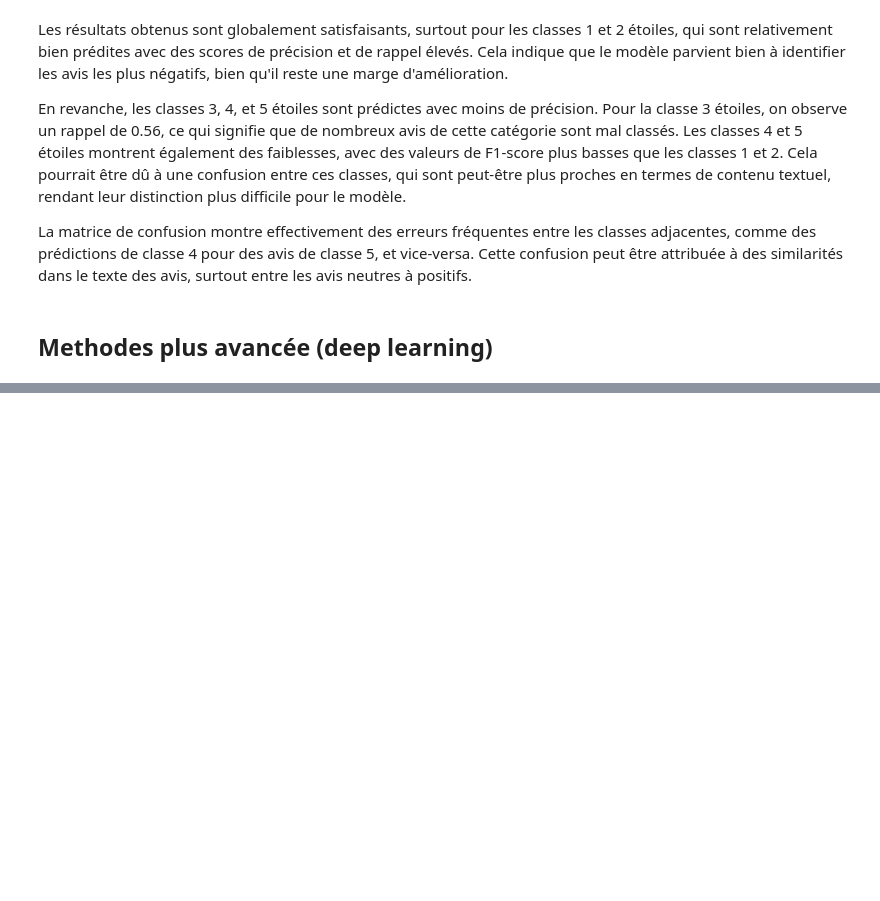
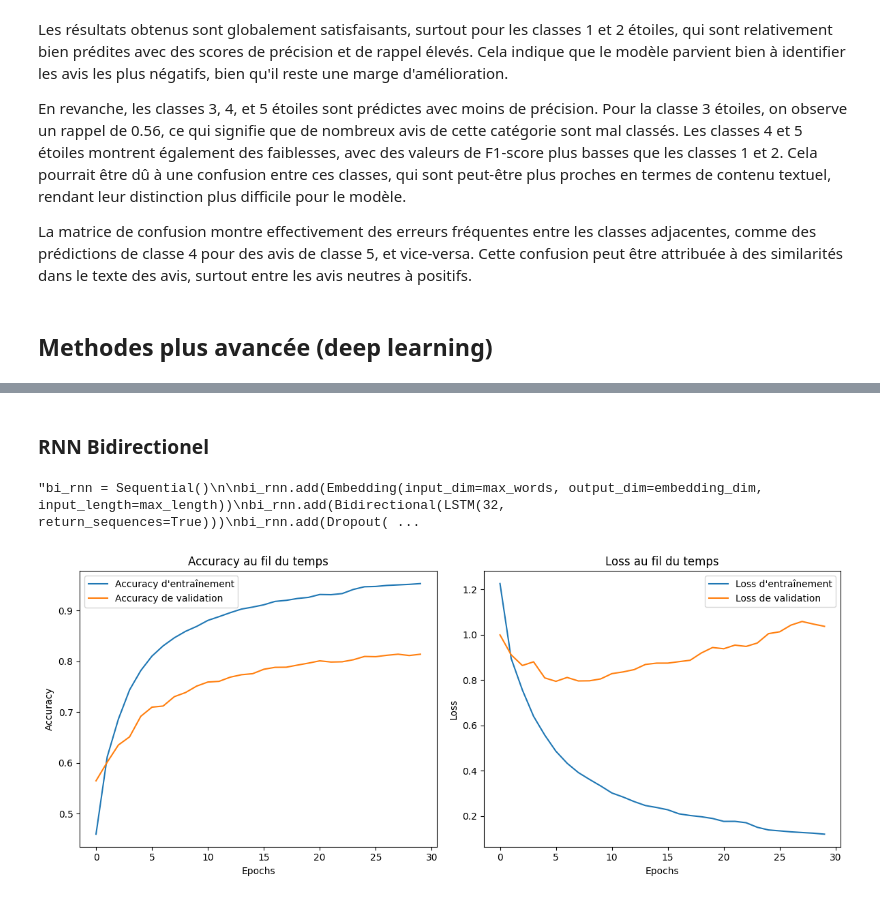
Before and after one commit to KylianSts/UGC_project, a Jupyter notebook: Prediction_satisfaction_avis.ipynb, the cells around one changed output, grey strips where cells are left out. Drawn from its saved outputs; the diff is of its cells as text; code cells hidden in the pictures; blank space fills up the shorter version.

Commit message:
Ajout d'un RNN bidirectionel

```diff
--- a/Prediction_satisfaction_avis.ipynb
+++ b/Prediction_satisfaction_avis.ipynb
@@ -400,0 +477,56 @@ sns.heatmap(confusion_matrix(y_test, y_pred, normalize='true'), cmap='Blues', an
+# %% [markdown]
+### RNN Bidirectionel
+# %%
+"""bi_rnn = Sequential()
+
+bi_rnn.add(Embedding(input_dim=max_words, output_dim=embedding_dim, input_length=max_length))
+bi_rnn.add(Bidirectional(LSTM(32, return_sequences=True)))
+bi_rnn.add(Dropout(0.4))
+bi_rnn.add(GlobalAveragePooling1D())
+bi_rnn.add(Dense(5, activation='softmax'))
+
+# Compilation du modèle
+bi_rnn.compile(optimizer='adam', loss='sparse_categorical_crossentropy', metrics=['accuracy'])
+
+# Entraînement du modèle
+early_stopping = EarlyStopping(monitor='val_accuracy', patience=3, restore_best_weights=True)
+model_checkpoint = ModelCheckpoint('Entrainement_modeles_deep/rnn_bidirectionnel.keras', monitor='val_accuracy', save_best_only=True, mode='max')
+reduce_lr = ReduceLROnPlateau(monitor='val_accuracy', factor=0.5, patience=2, min_lr=1e-6)
+
+history_bi = bi_rnn.fit(
+    X_train, y_train,
+    validation_data=(X_test, y_test),
+    epochs=30,
+    batch_size=64,
+    callbacks=[early_stopping, model_checkpoint, reduce_lr]
+)
+joblib.dump(history_bi, 'Entrainement_modeles_deep/rnn_bidirectionnel_history.joblib')"""
+# %% [output]
+"bi_rnn = Sequential()\n\nbi_rnn.add(Embedding(input_dim=max_words, output_dim=embedding_dim, input_length=max_length))\nbi_rnn.add(Bidirectional(LSTM(32, return_sequences=True)))\nbi_rnn.add(Dropout( ...
+# %%
+history_bi = joblib.load(f'Entrainement_modeles_deep/rnn_bidirectionnel_history.joblib')
+
+plt.figure(figsize=(12, 5))
+
+# Subplot pour l'accuracy
+plt.subplot(1, 2, 1)
+plt.plot(history_bi.history['accuracy'], label='Accuracy d\'entraînement')
+plt.plot(history_bi.history['val_accuracy'], label='Accuracy de validation')
+plt.title('Accuracy au fil du temps')
+plt.xlabel('Epochs')
+plt.ylabel('Accuracy')
+plt.legend()
+
+# Subplot pour la loss
+plt.subplot(1, 2, 2)
+plt.plot(history_bi.history['loss'], label='Loss d\'entraînement')
+plt.plot(history_bi.history['val_loss'], label='Loss de validation')
+plt.title('Loss au fil du temps')
+plt.xlabel('Epochs')
+plt.ylabel('Loss')
+plt.legend()
+
+plt.tight_layout()
+plt.show()
+# %% [output]
+[figure, added]
```
Also changed, not shown: parts of 8 cells of this notebook.
